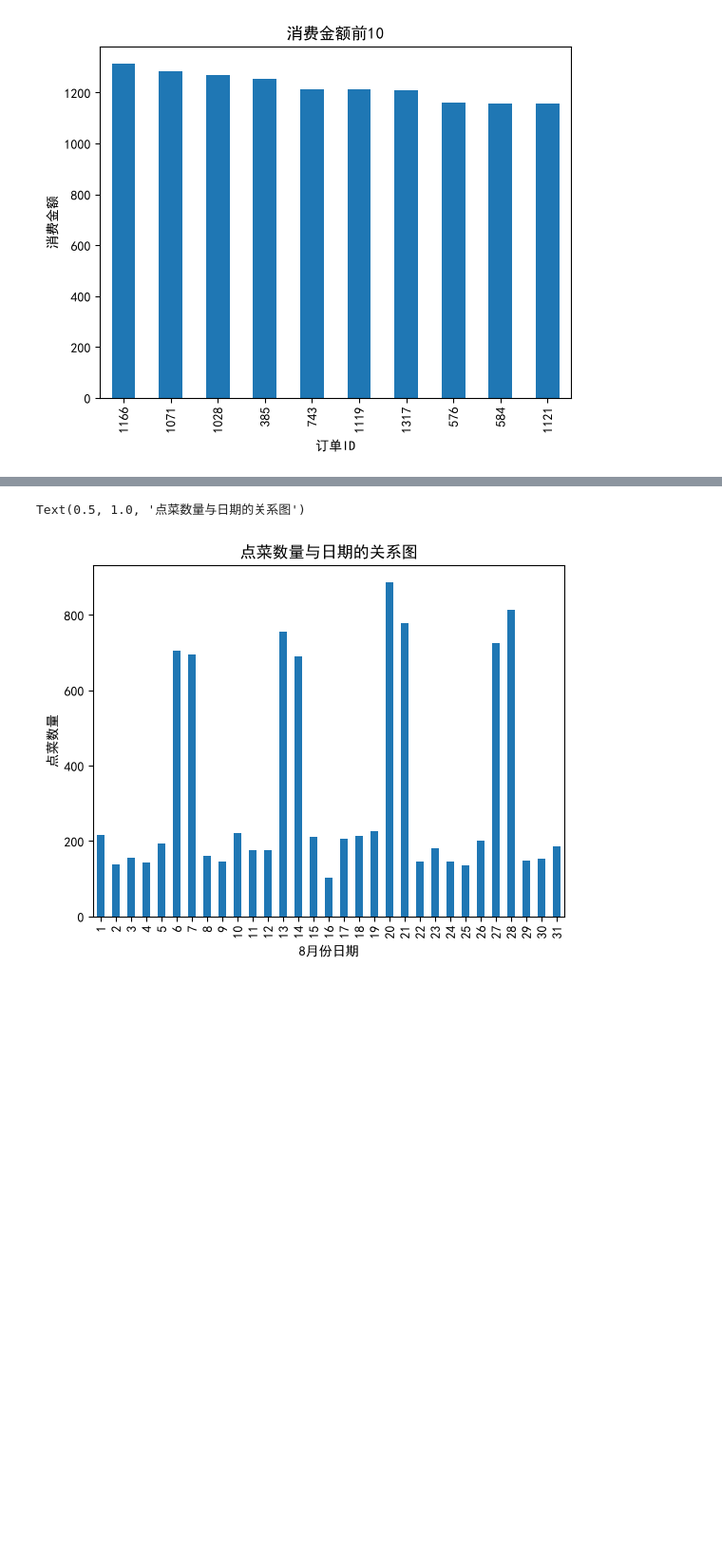
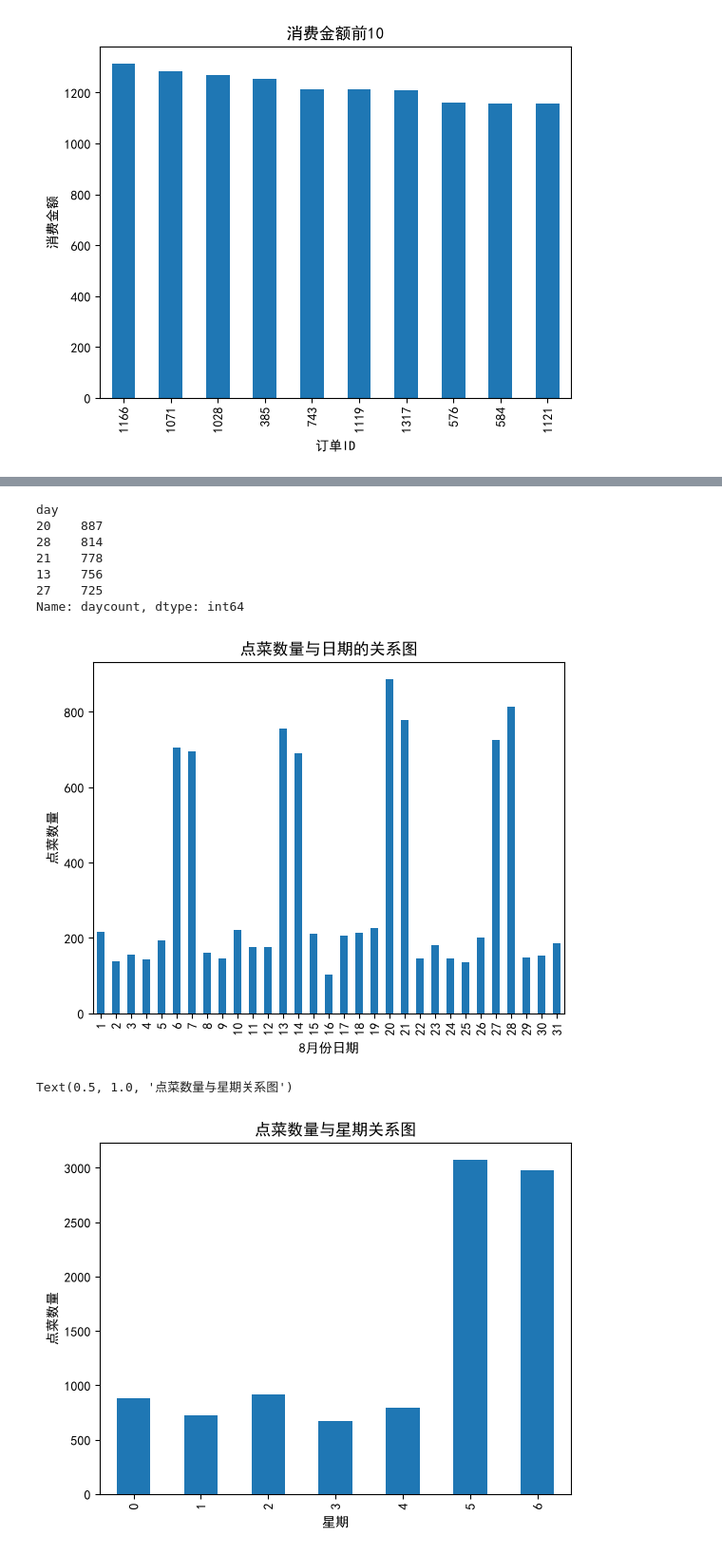
Before and after one commit to Waistin/canting, a Jupyter notebook: 餐厅订单分析项目.ipynb, the cells around one changed output, grey strips where cells are left out. Shown at 95% size. Saved outputs shown, nothing was run; the diff lists cells and outputs as text; code cells hidden in the pictures; blank space fills up the shorter version.

```diff
--- a/餐厅订单分析项目.ipynb
+++ b/餐厅订单分析项目.ipynb
@@ -165,13 +194,34 @@ Text(0.5, 1.0, '点菜数与小时的关系图')
 # %%
 # 10.哪一天订餐数量最多
 data['daycount'] = 1
-data['day'] = data['time'].map(lambda x:x.day)  #解析出天
+data['day'] = data['time'].map(lambda x:x.day)  #提取time列的日期数，即是几号
 gp_by_day  = data.groupby(by='day').count()['daycount']
 gp_by_day.plot(kind='bar')
 plt.xlabel('8月份日期')
 plt.ylabel('点菜数量')
 plt.title('点菜数量与日期的关系图')
 #拓展：排序，取点菜量最大的前5天
+#print(gp_by_day)
+sort_daycount = gp_by_day.sort_values(ascending=False) #不写by='daycount'，默认按值排序
+print(sort_daycount[:5])
 # %% [output]
-Text(0.5, 1.0, '点菜数量与日期的关系图')
+day
+20    887
+28    814
+21    778
+13    756
+27    725
+Name: daycount, dtype: int64
 [figure]
+# %%
+# 11.查看星期几人数最多，订餐数最多，映射数据到星期
+data['weekcount'] = 1
+data['weekday'] = data['time'].map(lambda x:x.weekday())
+gp_by_weekday = data.groupby(by='weekday').count()['weekcount']
+gp_by_weekday.plot(kind='bar')
+plt.xlabel('星期')
+plt.ylabel('点菜数量')
+plt.title('点菜数量与星期关系图')
+# %% [output]
+Text(0.5, 1.0, '点菜数量与星期关系图')
+[figure, added]
```
Also changed, not shown: parts of 2 cells of this notebook.
